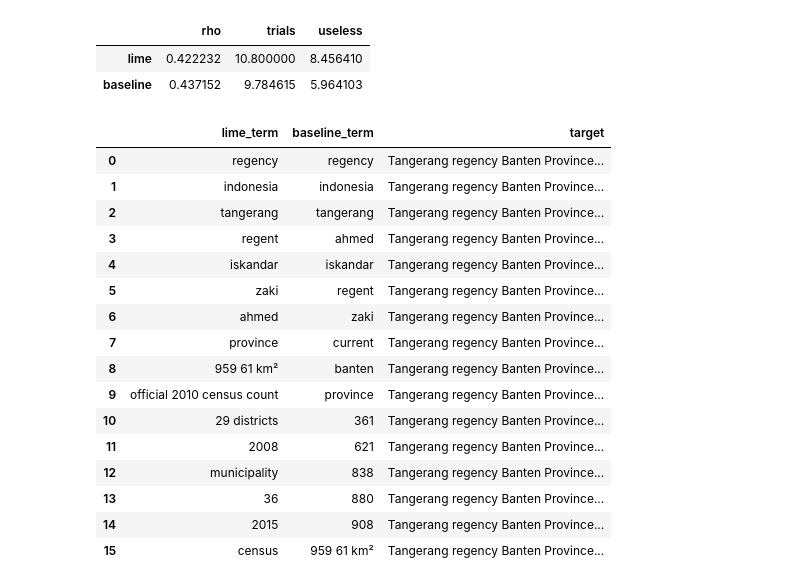
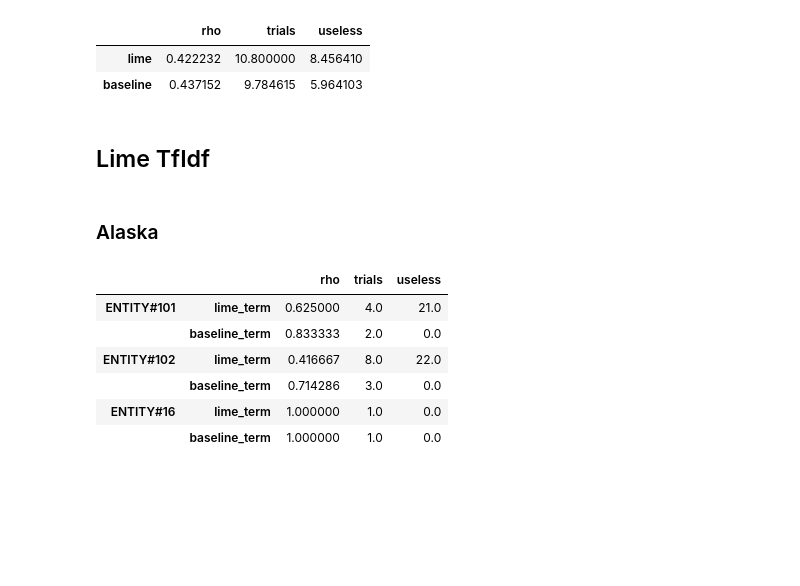
Before and after one commit to jermathew/E2L, a Jupyter notebook: notebooks/rank-evaluation/strategies.ipynb, the cells around one changed output. Drawn from its saved outputs; the diff is of its cells as text; code cells hidden in the pictures; blank space fills up the shorter version.

```diff
--- a/notebooks/rank-evaluation/strategies.ipynb
+++ b/notebooks/rank-evaluation/strategies.ipynb
@@ -144,20 +140,4 @@ e = list(wiki_entities.values())[1]
-# %%
-e
-# %% [output]
-|  | lime_term | baseline_term | target |
-| 0 | regency | regency | Tangerang regency Banten Province... |
-| 1 | indonesia | indonesia | Tangerang regency Banten Province... |
-| 2 | tangerang | tangerang | Tangerang regency Banten Province... |
-| 3 | regent | ahmed | Tangerang regency Banten Province... |
-| 4 | iskandar | iskandar | Tangerang regency Banten Province... |
-| 5 | zaki | regent | Tangerang regency Banten Province... |
-| 6 | ahmed | zaki | Tangerang regency Banten Province... |
-| 7 | province | current | Tangerang regency Banten Province... |
-| 8 | 959 61 km² | banten | Tangerang regency Banten Province... |
-| 9 | official 2010 census count | province | Tangerang regency Banten Province... |
-| 10 | 29 districts | 361 | Tangerang regency Banten Province... |
-| 11 | 2008 | 621 | Tangerang regency Banten Province... |
-| 12 | municipality | 838 | Tangerang regency Banten Province... |
-| 13 | 36 | 880 | Tangerang regency Banten Province... |
-| 14 | 2015 | 908 | Tangerang regency Banten Province... |
-| 15 | census | 959 61 km² | Tangerang regency Banten Province... |
+# %% [markdown]
+## Lime TfIdf
+# %% [markdown]
+### Alaska
@@ -163,0 +147,12 @@ e
+# %%
+alaska_entities = get_entities(alaska_xl)
+alaska = evaluate(alaska_entities)
+alaska.head(6)
+# %% [output]
+|  |  | rho | trials | useless |
+| ENTITY#101 | lime_term | 0.625000 | 4.0 | 21.0 |
+|  | baseline_term | 0.833333 | 2.0 | 0.0 |
+| ENTITY#102 | lime_term | 0.416667 | 8.0 | 22.0 |
+|  | baseline_term | 0.714286 | 3.0 | 0.0 |
+| ENTITY#16 | lime_term | 1.000000 | 1.0 | 0.0 |
+|  | baseline_term | 1.000000 | 1.0 | 0.0 |
```
Also changed, not shown: parts of 9 cells of this notebook.
